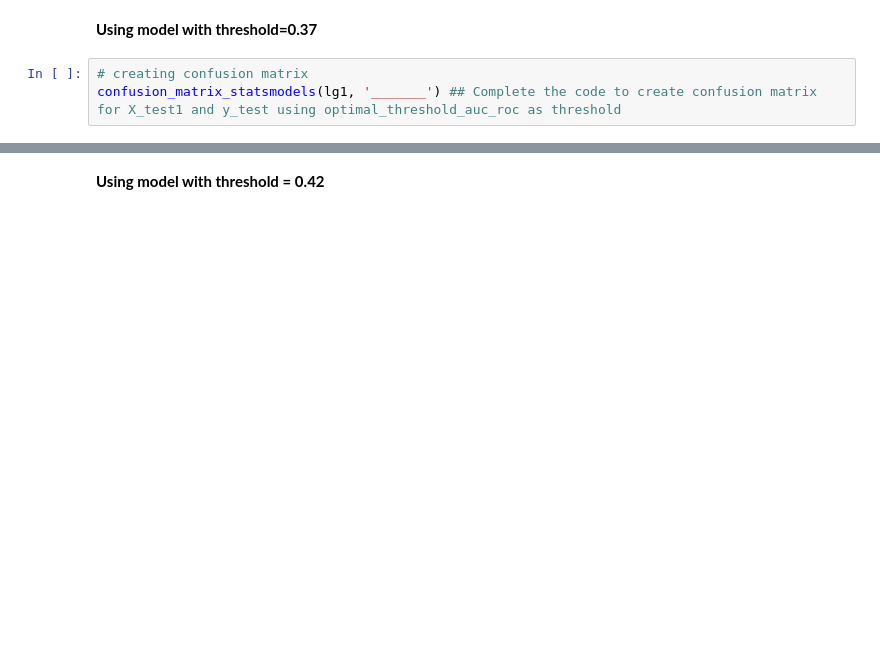
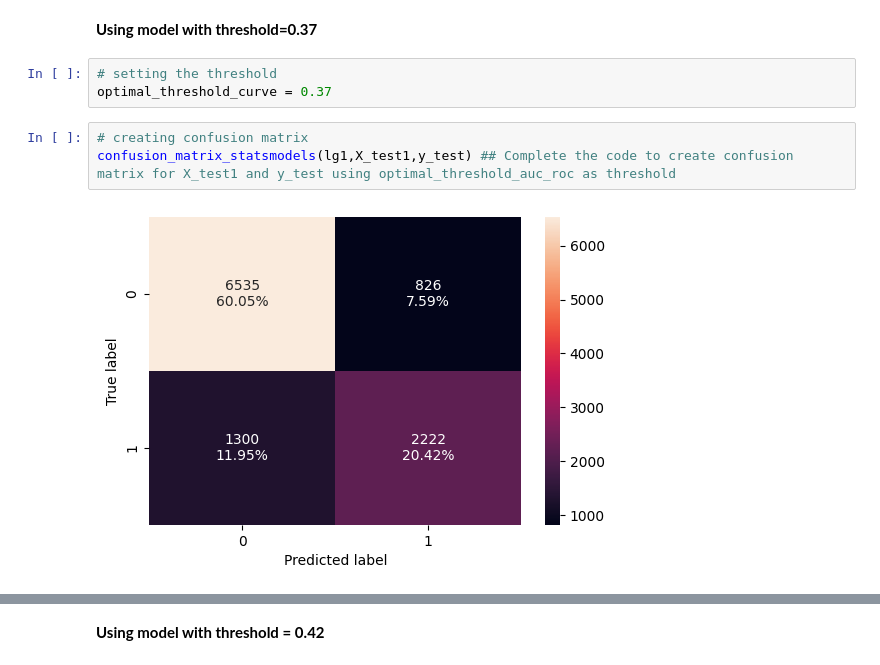
Before and after one commit to Mahal09/Python, a Jupyter notebook: Project_SLC_DSBA_INNHotels_LowCode_V3_1.ipynb, the cells around one changed output, grey strips where cells are left out. Cells and saved outputs as stored; diff of their text form; blank space fills up the shorter version.

```diff
--- a/Project_SLC_DSBA_INNHotels_LowCode_V3_1.ipynb
+++ b/Project_SLC_DSBA_INNHotels_LowCode_V3_1.ipynb
@@ -1077,8 +1177,13 @@ plt.show()
 # %% [markdown]
 **Using model with threshold=0.37**
+# %%
+# setting the threshold
+optimal_threshold_curve = 0.37
 # %%
 # creating confusion matrix
-confusion_matrix_statsmodels(lg1, '_______') ## Complete the code to create confusion matrix for X_test1 and y_test using optimal_threshold_auc_roc as threshold
+confusion_matrix_statsmodels(lg1,X_test1,y_test) ## Complete the code to create confusion matrix for X_test1 and y_test using optimal_threshold_auc_roc as threshold
+# %% [output]
+[figure, added]
 # %%
 # checking model performance for this model
 log_reg_model_test_perf_threshold_auc_roc = model_performance_classification_statsmodels(
```
Also changed, not shown: parts of 26 cells of this notebook.
